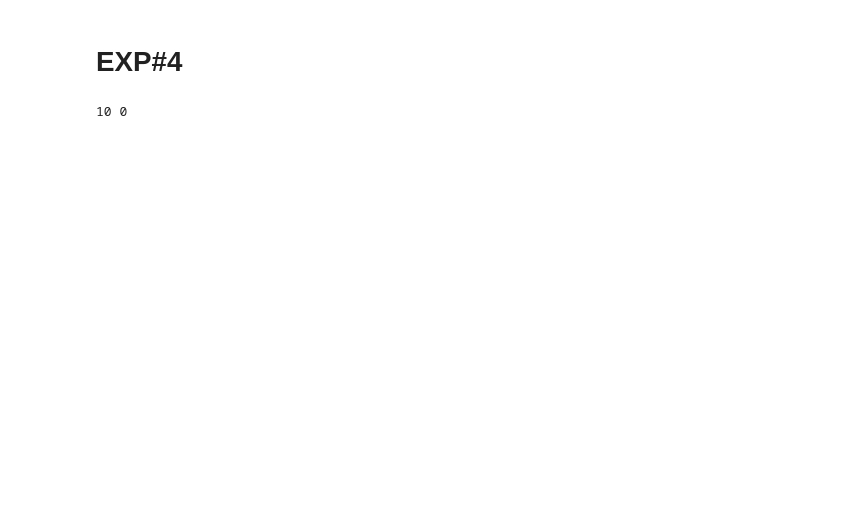
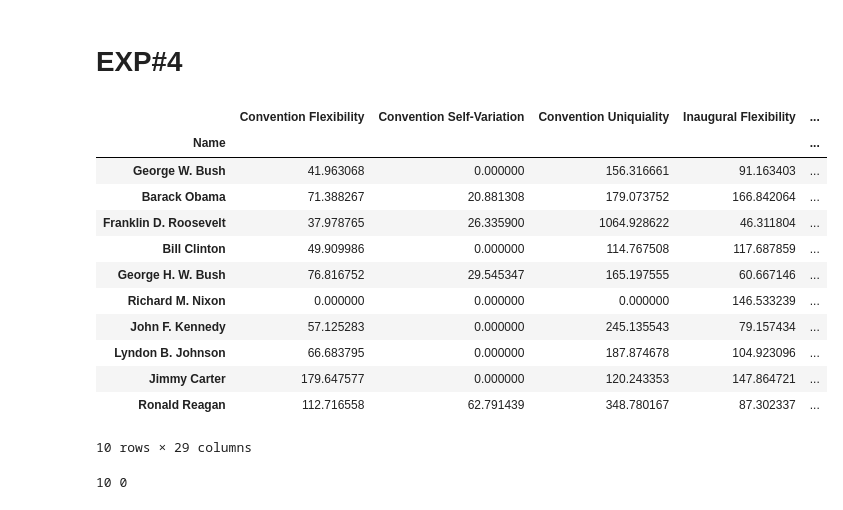
Before and after one commit to ShiyangLai/Political-Speech-Deep-Learning-Final-Project, a Jupyter notebook: notebook/final_input.ipynb, the cells around one changed output. Cells and saved outputs as stored; diff of their text form; code cells hidden in the pictures; blank space fills up the shorter version.

```diff
--- a/notebook/final_input.ipynb
+++ b/notebook/final_input.ipynb
@@ -15,6 +15,24 @@ import matplotlib.pyplot as plt
 # %%
 # predicted variable --- the Fame/Popularity of US presidents
 # source: https://today.yougov.com/ratings/politics/popularity/US-presidents/all
+# %%
+dfx = pd.read_csv('../dataset/final_dataset.csv', index_col=0)
+dfy = pd.read_csv('../dataset/presidents_impression.csv', index_col=0)
+pd.merge(dfx, dfy[['Popularity_rank']], how='inner', right_index=True, left_index=True)
+# %% [output]
+|  | Convention Flexibility | Convention Self-Variation | Convention Uniquiality | Inaugural Flexibility | ... |
+| Name |  |  |  |  | ... |
+| George W. Bush | 41.963068 | 0.000000 | 156.316661 | 91.163403 | ... |
+| Barack Obama | 71.388267 | 20.881308 | 179.073752 | 166.842064 | ... |
+| Franklin D. Roosevelt | 37.978765 | 26.335900 | 1064.928622 | 46.311804 | ... |
+| Bill Clinton | 49.909986 | 0.000000 | 114.767508 | 117.687859 | ... |
+| George H. W. Bush | 76.816752 | 29.545347 | 165.197555 | 60.667146 | ... |
+| Richard M. Nixon | 0.000000 | 0.000000 | 0.000000 | 146.533239 | ... |
+| John F. Kennedy | 57.125283 | 0.000000 | 245.135543 | 79.157434 | ... |
+| Lyndon B. Johnson | 66.683795 | 0.000000 | 187.874678 | 104.923096 | ... |
+| Jimmy Carter | 179.647577 | 0.000000 | 120.243353 | 147.864721 | ... |
+| Ronald Reagan | 112.716558 | 62.791439 | 348.780167 | 87.302337 | ... |
+10 rows × 29 columns
 # %%
 # dataset definition
 class CSVDataset(Dataset):
```
Also changed, not shown: parts of 13 cells of this notebook, 6 other files.
